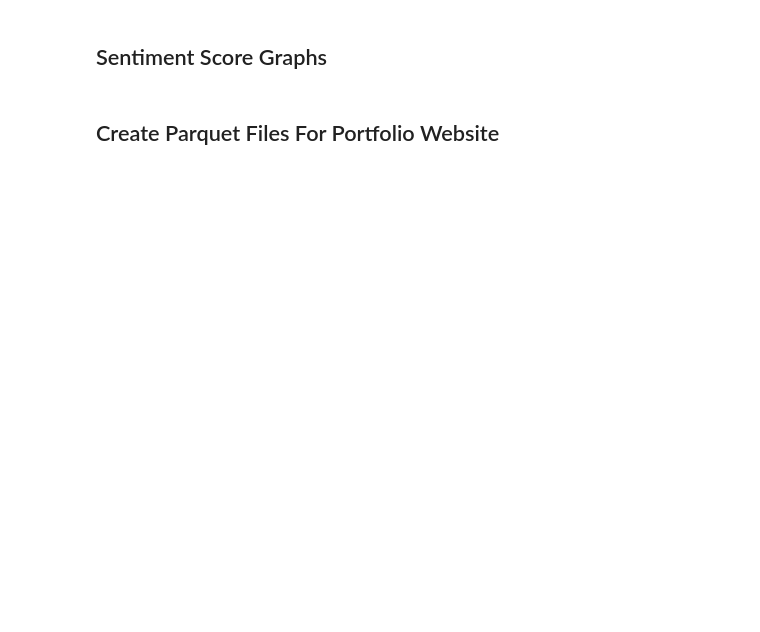
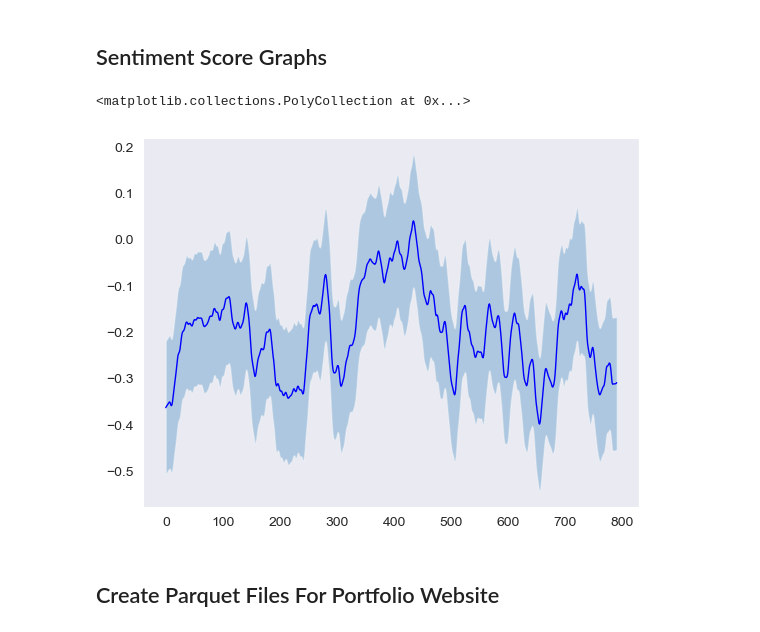
Before and after one commit to GabeNicholson/covid-news, a Jupyter notebook: covid_data_analysis.ipynb, the cells around one changed output. Cells and saved outputs as stored; diff of their text form; code cells hidden in the pictures; blank space fills up the shorter version.

```diff
--- a/covid_data_analysis.ipynb
+++ b/covid_data_analysis.ipynb
@@ -375,6 +349,9 @@ fig.add_trace(
 )
 # %%
 fig = make_subplots(specs=[[{"secondary_y": True}]])
+
+low, high = smoother.get_intervals('prediction_interval')
+
 fig.add_trace(
     go.Scatter(x=big_five_covid_df['date'], y=big_five_covid_df['smoothed_prediction'], name="Sentiment Score"),
     secondary_y=False,
@@ -386,9 +363,46 @@ fig.add_trace(
 )
 
 fig.add_trace(
-    go.Scatter(x=regular_df['date'], y=regular_df['smoothed_prediction'], name="Regular News Sentiment"),
-    secondary_y=False,
+go.Scatter(
+    x=regular_df['date'],
+    y=regular_df['smoothed_prediction'],
+    name="Regular News Sentiment"),
 )
+
+fig.add_trace(
+go.Scatter(
+        name='Upper Bound',
+        x=regular_df['date'],
+        y=high[4],
+        marker=dict(color="#444"),
+        line=dict(width=0),
+        mode='lines',
+        fillcolor='rgba(68, 68, 68, 0.3)',
+        showlegend=False
+    ),
+)
+
+fig.add_trace(
+go.Scatter(
+        name='Upper Bound',
+        x=regular_df['date'],
+        y=low[4],
+        marker=dict(color="#444"),
+        line=dict(width=0),
+        mode='lines',
+        fillcolor='rgba(68, 68, 68, 0.3)',
+        fill='tonexty',
+        showlegend=False
+    ),
+secondary_y=False,
+)
+# %%
+num = 1
+plt.plot(smoother.smooth_data[num], linewidth=1, color='blue')
+plt.fill_between(range(len(smoother.data[num])), low[num], high[num], alpha=0.3)
+# %% [output]
+<matplotlib.collections.PolyCollection at 0x...>
+[figure, added]
 # %% [markdown]
 ## Create Parquet Files For Portfolio Website
 # %%
```
Also changed, not shown: parts of 16 cells of this notebook.
